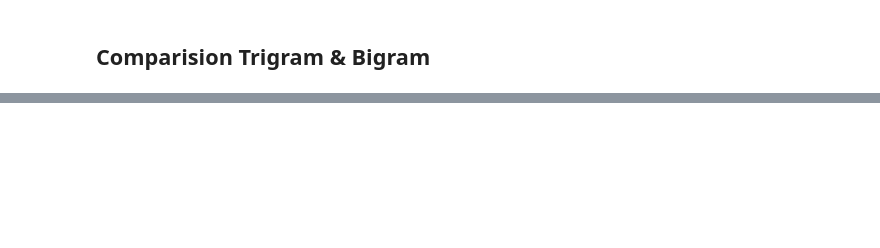
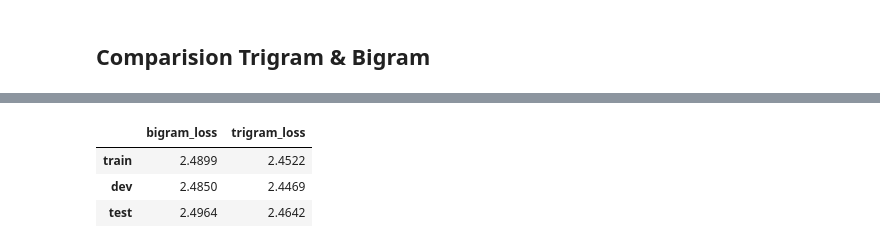
Before and after one commit to yyigitturan/karpathy-zero-to-hero-nn-llm, a Jupyter notebook: 02- bigrams/makemore_part1_bigrams.ipynb, the cells around one changed output, grey strips where cells are left out. Cells and saved outputs as stored; diff of their text form; code cells hidden in the pictures; blank space fills up the shorter version.

```diff
--- a/02- bigrams/makemore_part1_bigrams.ipynb
+++ b/02- bigrams/makemore_part1_bigrams.ipynb
@@ -292,0 +655,7 @@ plt.show()
+# %%
+loss_set_df
+# %% [output]
+|  | bigram_loss | trigram_loss |
+| train | 2.4899 | 2.4522 |
+| dev | 2.4850 | 2.4469 |
+| test | 2.4964 | 2.4642 |
```
Also changed, not shown: parts of 31 cells of this notebook.
